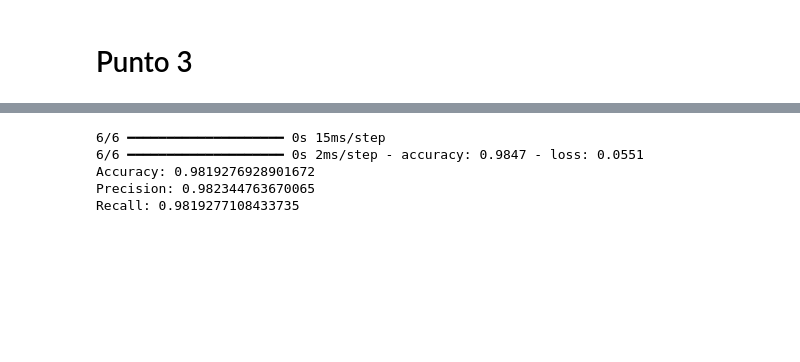
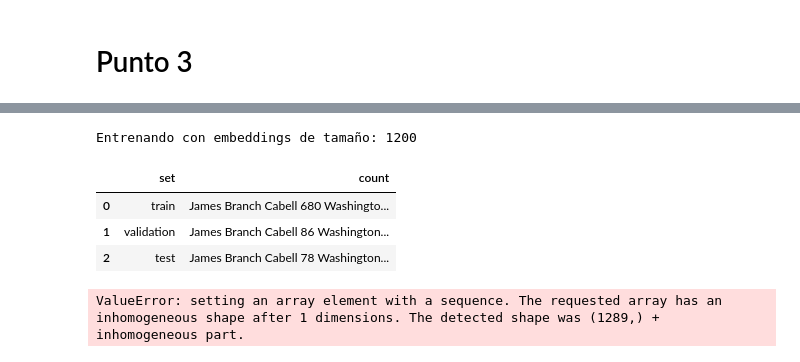
Before and after one commit to Juanes1516/NLP_TaskOne, a Jupyter notebook: task4/punto1-3.ipynb, the cells around one changed output, grey strips where cells are left out. Cells and saved outputs as stored; diff of their text form; code cells hidden in the pictures; blank space fills up the shorter version.

```diff
--- a/task4/punto1-3.ipynb
+++ b/task4/punto1-3.ipynb
@@ -96,9 +138,9 @@ def load_embeddings(file_path):
     return KeyedVectors.load(file_path)
 
 embedding_file_paths = {
-    200: 'Books_200_G4.model',
-    300: 'Books_300_G4.model',
-    400: 'Books_400_G4.model',
+    1200: 'Books_1200_G4.model',
+    2500: 'Books_2500_G4.model',
+    4000: 'Books_4000_G4.model',
 }
 # %%
 def split_into_segments(text, segment_size=200):
@@ -127,12 +169,7 @@ embeddings = {size: load_embeddings(path) for size, path in embedding_file_paths
 
 def create_dataset(texts, authors, embedding_size):
     df = pd.DataFrame({'text': texts, 'author': authors})
-    df['embedding'] = df['text'].apply(lambda x: np.mean(
-        [embeddings[embedding_size].wv[word] for word in x.split() if word in embeddings[embedding_size].wv],
-        axis=0)
-    )
-
     return df
 # %%
 texts, labels = load_books_data()
-dataset = create_dataset(texts, labels)
+dataset = create_dataset(texts, labels, 1200)
@@ -205,34 +217,56 @@ def compile_and_train_model(model, train_texts, train_authors, val_texts, val_au
     batch_size=32
   )
   return history
+# %%
+def evaluate_model(model, test_texts, test_authors, size):
+    test_embeddings = np.array([np.mean([embeddings[size].wv[word] for word in text.split() if word in embeddings[size].wv], axis=0) for text in test_texts])
+    predictions = model.predict(test_embeddings)
+    predicted_classes = np.argmax(predictions, axis=1)
+    report = classification_report(test_authors, predicted_classes, output_dict=True)
+    return report
 # %%
-embedding_sizes = [200, 300, 400]
+embedding_sizes = [1200 , 2500 , 4000]
 results = {}
 
 for size in embedding_sizes:
-    print(f"Entrenando con embeddings de tamaño: {size}")
-    dataset['embedding'] = dataset['text'].apply(lambda x: np.mean([embeddings[size].wv[word] for word in x.split() if word in embeddings[size].wv], axis=0))
+    for modelToTrain in [build_simple_model , build_deep_model , build_batchnorm_model ]:
+        print(f"Entrenando con embeddings de tamaño: {size}")
+        texts, labels = load_books_data()
+        dataset = create_dataset(texts, labels, size)
+        dataset['embedding'] = dataset['text'].apply(lambda x: np.mean([embeddings[size].wv[word] for word in x.split() if word in embeddings[size].wv], axis=0))
 
-    train_texts, test_texts, train_authors, test_authors = train_test_split(
-        dataset['embedding'].tolist(), dataset['author'].tolist(), test_size=0.2, random_state=42)
+        train_texts, test_texts, train_authors, test_authors = train_test_split(
+            dataset['embedding'].tolist(), dataset['author'].tolist(), test_size=0.2, random_state=42)
 
-    val_texts, test_texts, val_authors, test_authors = train_test_split(
-        test_texts, test_authors, test_size=0.5, random_state=42)
+        val_texts, test_texts, val_authors, test_authors = train_test_split(
+            test_texts, test_authors, test_size=0.5, random_state=42)
 
-    model = create_model(size)
-    history = compile_and_train_model(model, train_texts, train_authors, val_texts, val_authors)
+        summary = pd.DataFrame({
+            'set': ['train', 'validation', 'test'],
+            'count': [
+                pd.Series(train_authors).value_counts(),
+                pd.Series(val_authors).value_counts(),
+                pd.Series(test_authors).value_counts(),
+            ]
+        })
 
-    results[size] = evaluate_model(model, test_texts, test_authors)
+        display(summary)
+
+        model = modelToTrain(size)
+        history = compile_and_train_model(model, train_texts, train_authors, val_texts, val_authors)
+
+        results[size] = evaluate_model(model, test_texts, test_authors, size)
 
 # Resumen de los resultados
 for size, metrics in results.items():
     print(f"Results for embeddings size {size}:")
     print(f"Accuracy: {metrics['accuracy']}")
     print(f"Precision: {metrics['weighted avg']['precision']}")
     print(f"Recall: {metrics['weighted avg']['recall']}\n")
 # %% [output]
-6/6 ━━━━━━━━━━━━━━━━━━━━ 0s 15ms/step
-6/6 ━━━━━━━━━━━━━━━━━━━━ 0s 2ms/step - accuracy: 0.9847 - loss: 0.0551
-Accuracy: 0.9819276928901672
-Precision: 0.982344763670065
-Recall: 0.9819277108433735
+Entrenando con embeddings de tamaño: 1200
+|  | set | count |
+| 0 | train | James Branch Cabell 680 Washingto... |
+| 1 | validation | James Branch Cabell 86 Washington... |
+| 2 | test | James Branch Cabell 78 Washington... |
+ValueError: setting an array element with a sequence. The requested array has an inhomogeneous shape after 1 dimensions. The detected shape was (1289,) + inhomogeneous part.
```
Also changed, not shown: parts of 7 cells of this notebook, 16 other files.
